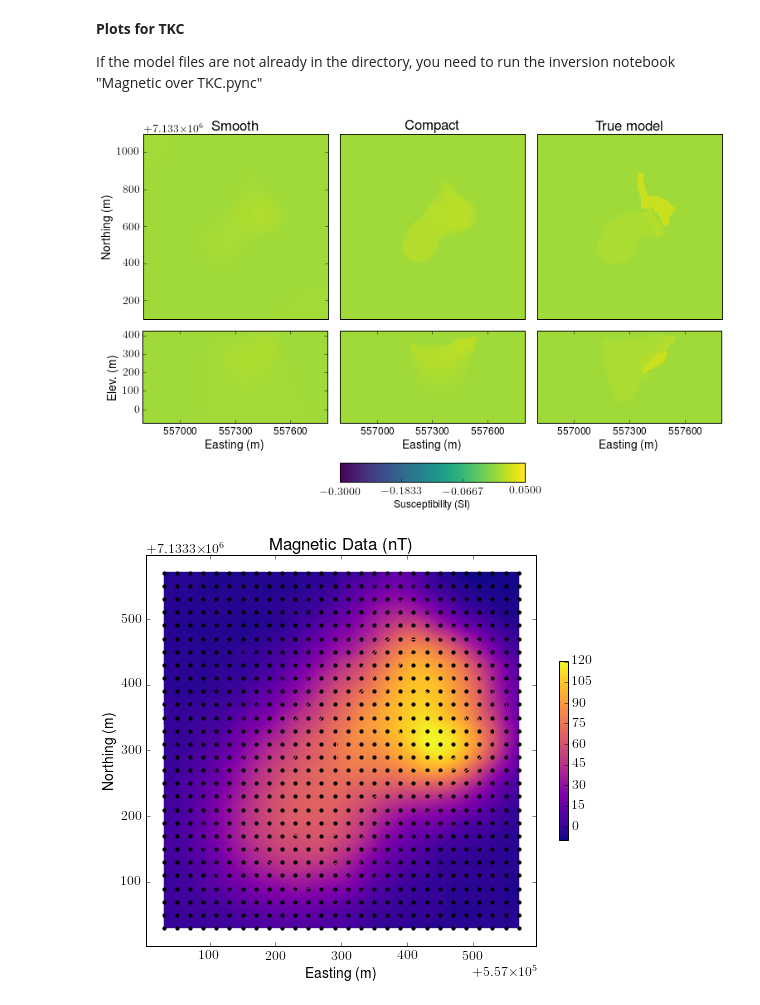
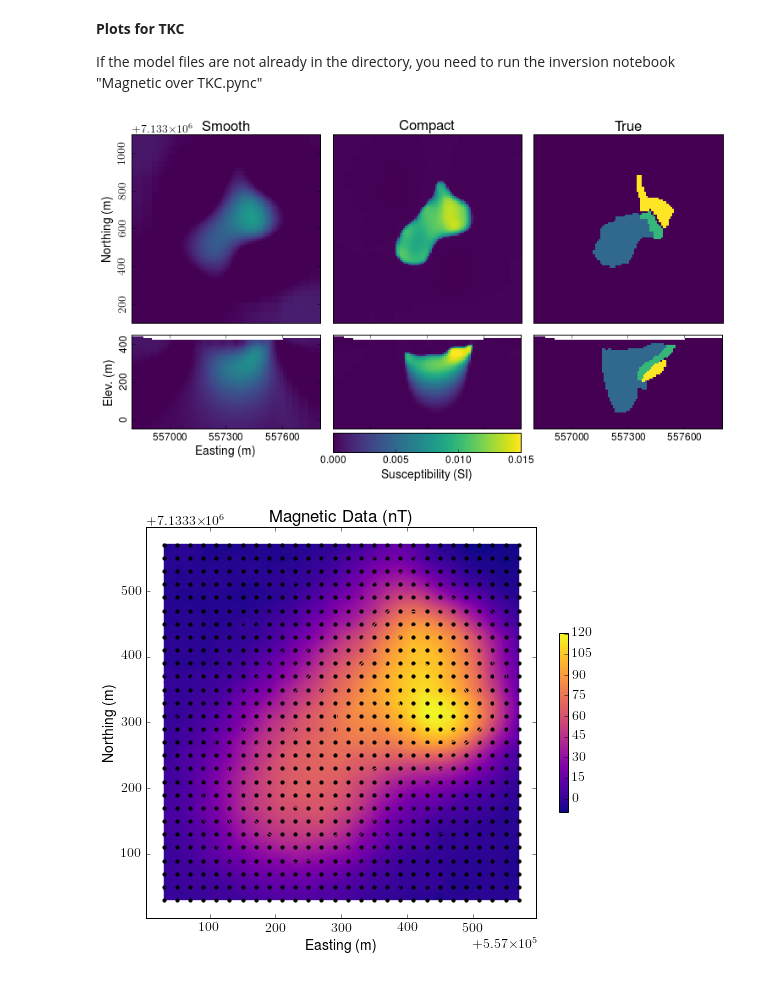
Before and after one commit to simpeg/presentations, a Jupyter notebook: SciPy2016/notebooks/PF/Magnetics_PosterFigures.ipynb, the cells around one changed output. Saved outputs shown, nothing was run; the diff lists cells and outputs as text; code cells hidden in the pictures.

```diff
--- a/SciPy2016/notebooks/PF/Magnetics_PosterFigures.ipynb
+++ b/SciPy2016/notebooks/PF/Magnetics_PosterFigures.ipynb
@@ -150,16 +150,16 @@ survey = temp.readMagneticsObservations(model_dir+"MAG_Synthetic_data.obs")
 # %%
 
 fig = plt.figure(figsize(11, 8))
-vmin, vmax = -0.3, 0.05
+vmin, vmax = 0.0, 0.015
 xmin, xmax = -500 + 557300, 500 + 557300
 ymin, ymax = -500 + 7133600, 500 + 7133600
-zmin, zmax = -500 + 425, 0 + 425
+zmin, zmax = -500 + 450, 0 + 450
 indz = 46
 indx = 38
 
 # Axis label
 x = np.linspace(xmin+200, xmax-200,3)
-
+y = np.linspace(zmin+50, zmax-50,3)
 
 ax1 = plt.subplot(1,1,1)
 pos =  ax1.get_position()
@@ -172,6 +172,8 @@ ax1.xaxis.set_visible(False)
 xlim(xmin, xmax)
 ylim(ymin, ymax)
 ylabel('Northing (m)')
+labels = ax1.get_yticklabels()
+plt.setp(labels, rotation=90)
 
 # ax2 = plt.subplot(2,2,3)
 pos =  ax1.get_position()
@@ -189,6 +191,10 @@ ax2.set_xticks(map(int, x))
 ax2.set_xticklabels(map(str, map(int, x)),size=12)
 xlabel('Easting (m)')
 ylabel('Elev. (m)')
+ax2.set_yticks(map(int, y))
+ax2.set_yticklabels(map(str, map(int, y)),size=12)
+labels = ax2.get_yticklabels()
+plt.setp(labels, rotation=90)
 
 ## Add compact model
 ax3 = fig.add_axes([pos.x0+0.3, pos.y0,  pos.width, pos.height])
@@ -214,47 +220,48 @@ xlim(xmin, xmax)
 ylim(zmin, zmax)
 ax4.set_xticks(map(int, x))
 ax4.set_xticklabels(map(str, map(int, x)),size=12)
-xlabel('Easting (m)')
-ylabel('Elev. (m)')
+xlabel('')
+# ylabel('Elev. (m)')
 
 ## Add True model
 ax5 = fig.add_axes([pos.x0+0.6, pos.y0,  pos.width, pos.height])
 dat = mesh.plotSlice(m_true, ax = ax5, normal='Z', ind=indz, clim=np.r_[vmin, vmax],pcolorOpts={'cmap':'viridis'})
 #     plt.colorbar(dat[0])
 plt.gca().set_aspect('equal')
-plt.title('True model')
+plt.title('True')
 ax5.xaxis.set_visible(False)
 ax5.yaxis.set_visible(False)
 xlim(xmin, xmax)
 ylim(ymin, ymax)
 
 ax6 = fig.add_axes([pos.x0+0.6525, pos.y0 - 0.315,  pos.width*0.725, pos.height])
 # ax2.yaxis.set_visible(False)
 # ax2.set_position([pos.x0 -0.04 , pos.y0,  pos.width, pos.height])
 
 dat = mesh.plotSlice(m_true, ax = ax6, normal='Y', ind=indx, clim=np.r_[vmin, vmax],pcolorOpts={'cmap':'viridis'})
 #     plt.colorbar(dat[0])
 plt.gca().set_aspect('equal')
 ax6.yaxis.set_visible(False)
 plt.title('')
 xlim(xmin, xmax)
 ylim(zmin, zmax)
 ax6.set_xticks(map(int, x))
 ax6.set_xticklabels(map(str, map(int, x)),size=12)
-xlabel('Easting (m)')
-ylabel('Elev. (m)')
+xlabel('')
+# ylabel('Elev. (m)')
 
 pos =  ax4.get_position()
-cbarax = fig.add_axes([pos.x0 , pos.y0-0.025 ,  pos.width, pos.height*0.1])  ## the parameters are the specified position you set
-cb = fig.colorbar(dat[0],cax=cbarax, orientation="horizontal", ax = ax4, ticks=np.linspace(vmin,vmax, 4))
-
-cb.set_label("Susceptibility (SI)",size=12)
+cbarax = fig.add_axes([pos.x0 , pos.y0+0.05 ,  pos.width, pos.height*0.1])  ## the parameters are the specified position you set
+cb = fig.colorbar(dat[0],cax=cbarax, orientation="horizontal", ax = ax4, ticks=np.linspace(vmin,vmax, 4),format='%.3f')
+cbarax.tick_params(labelsize=12)
+# cb.ax.xaxis.set_label_position('top')
+cb.set_label("Susceptibility (SI)",size=14)
 fig.savefig('MAG_RecModel.png',dpi = 200)
 
-# cb.set_label("Density (d/cc)",size=12)
+# cb.set_label("Density (d/cc)",size=14)
 # fig.savefig('GRAV_RecModel.png',dpi = 200)
 # %% [output]
-[figure, old version]
+[figure, new version]
 # %%
 # Plot some fields
 fig = plt.figure(figsize=(8,7))
```
Also changed, not shown: 19 other files.
